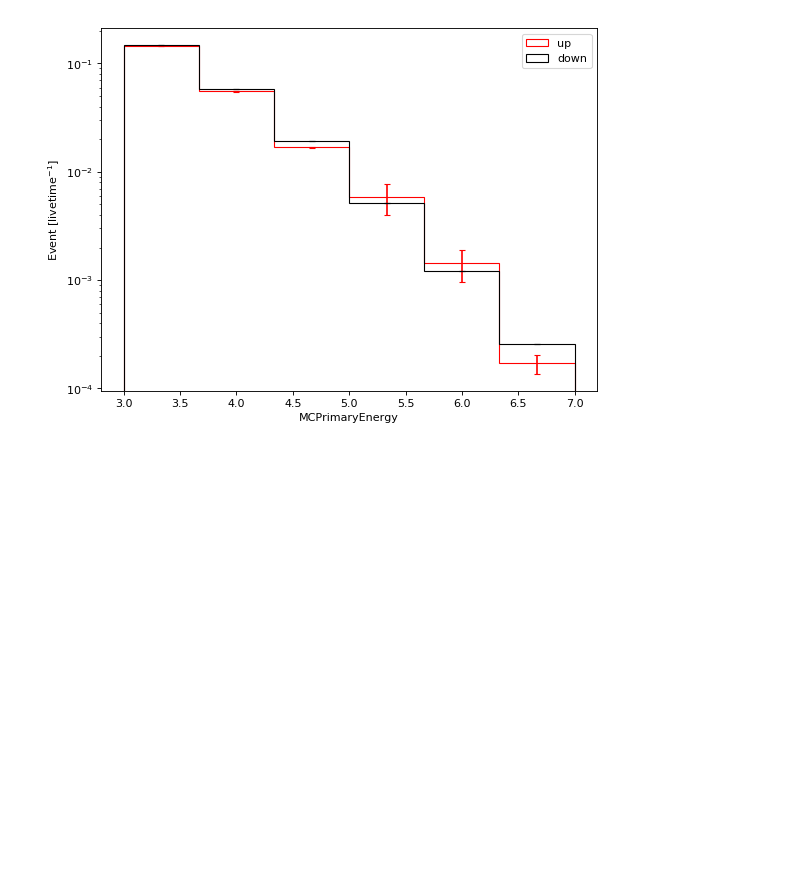
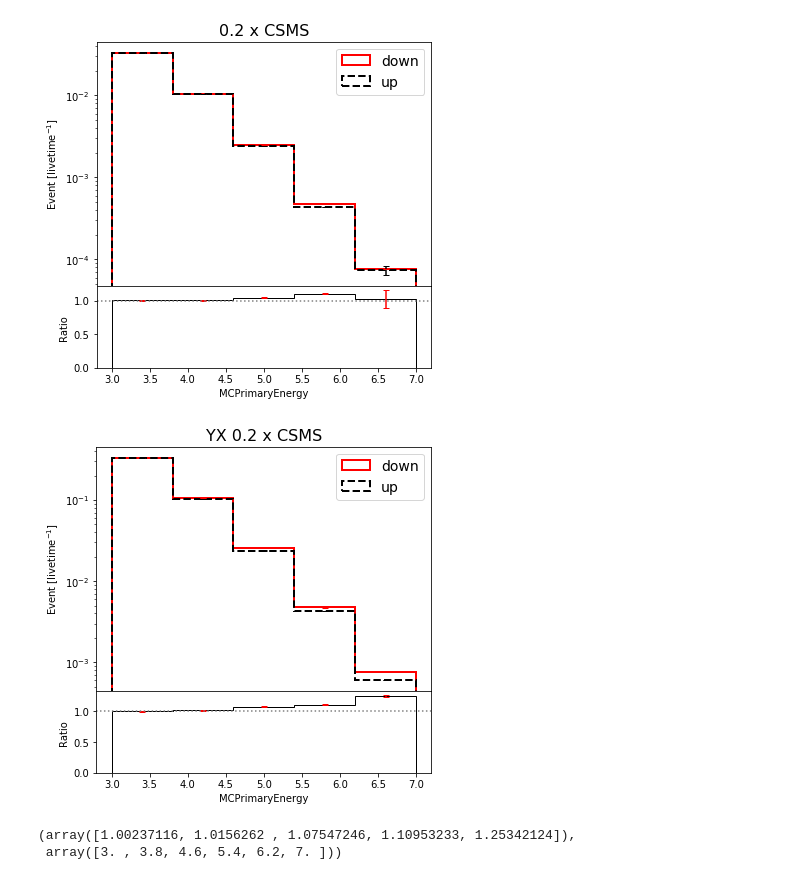
Before and after one commit to hhamdaou/reproduce, a Jupyter notebook: plot.ipynb, the cells around one changed output. Saved outputs shown, nothing was run; the diff lists cells and outputs as text; code cells hidden in the pictures; blank space fills up the shorter version.

Commit message:
update jupyter noebook ratio with error bars

```diff
--- a/plot.ipynb
+++ b/plot.ipynb
@@ -191 +497,37 @@ plt.savefig('Nutau_Zenith_csms_1.png')
+# %%
+def histerror1(x,w,nbins):
+    data = x
+    weights = w
+    entries, bin_edges = np.histogram(data,weights=w,bins=nbins)
+
+    #bin_edges = [0.0, 2.5, 5.0, 7.5, 10.0]
+
+    bin_y, _ =  np.histogram(data, bins=bin_edges, weights=weights)
+    #print(f"bin_y {bin_y}")
+    #print(f"bin_edges {bin_edges}")
+
+    errors = []
+    bin_centers = []
+
+    for bin_index in range(len(bin_edges) - 1):
+        # find which data points are inside this bin
+        bin_left = bin_edges[bin_index]
+        bin_right = bin_edges[bin_index + 1]
+        in_bin = np.logical_and(bin_left < data, data <= bin_right)
+        #print(f"in_bin {in_bin}")
+        in_bin=np.array(in_bin)
+
+        # filter the weights to only those inside the bin
+        weights_in_bin =np.array( weights[np.array(in_bin)])
+        #print(f"weights_in_bin {weights_in_bin}")
+
+        # compute the error however you want
+        error = np.sqrt(np.sum(weights_in_bin ** 2))
+        errors.append(error)
+        #print(f"error {error}")
+        # save the center of the bins to plot the errorbar in the right place
+        bin_center = (bin_right + bin_left) / 2
+        bin_centers.append(bin_center)
+
+    return bin_centers, bin_y, errors
 # %%
@@ -229,15 +569,3 @@ def histerror(x,w,nbins,histtitle,c):
     #len(bin_centers)
     plt.errorbar(bin_centers, bin_y, yerr=errors,color=c, capsize=3 ,linestyle="none")
     plt.legend()
-# %%
-from matplotlib.pyplot import figure
-
-figure(figsize=(8, 6), dpi=80)
-histerror(prim_1_up,weight_1_up,6,'up','red')
-histerror(prim_1_down,weight_1_down,6,'down','black')
-
-plt.ylabel(r'$\rm Event\ [livetime^{-1}]$')
-plt.xlabel('MCPrimaryEnergy')
-plt.yscale('log')
-# %% [output]
-[figure, removed]
@@ -245,0 +660,8 @@ plt.yscale('log')
+# %%
+ratio(csms_02['prim_1_down'],csms_02['weight_1_down'],csms_02['prim_1_up'],csms_02['weight_1_up'],'down','up','red','black',varbins,'0.2 x CSMS','MCPrimaryEnergy',r'$\rm Event\ [livetime^{-1}]$')
+ratio(csms_02_yx['prim_1_down'],csms_02_yx['weight_1_down'],csms_02_yx['prim_1_up'],csms_02_yx['weight_1_up'],'down','up','red','black',varbins,'YX 0.2 x CSMS','MCPrimaryEnergy',r'$\rm Event\ [livetime^{-1}]$')
+# %% [output]
+[figure, added]
+[figure, added]
+(array([1.00237116, 1.0156262 , 1.07547246, 1.10953233, 1.25342124]),
+ array([3. , 3.8, 4.6, 5.4, 6.2, 7. ]))
```
Also changed, not shown: parts of 13 cells of this notebook, 3 other files.
